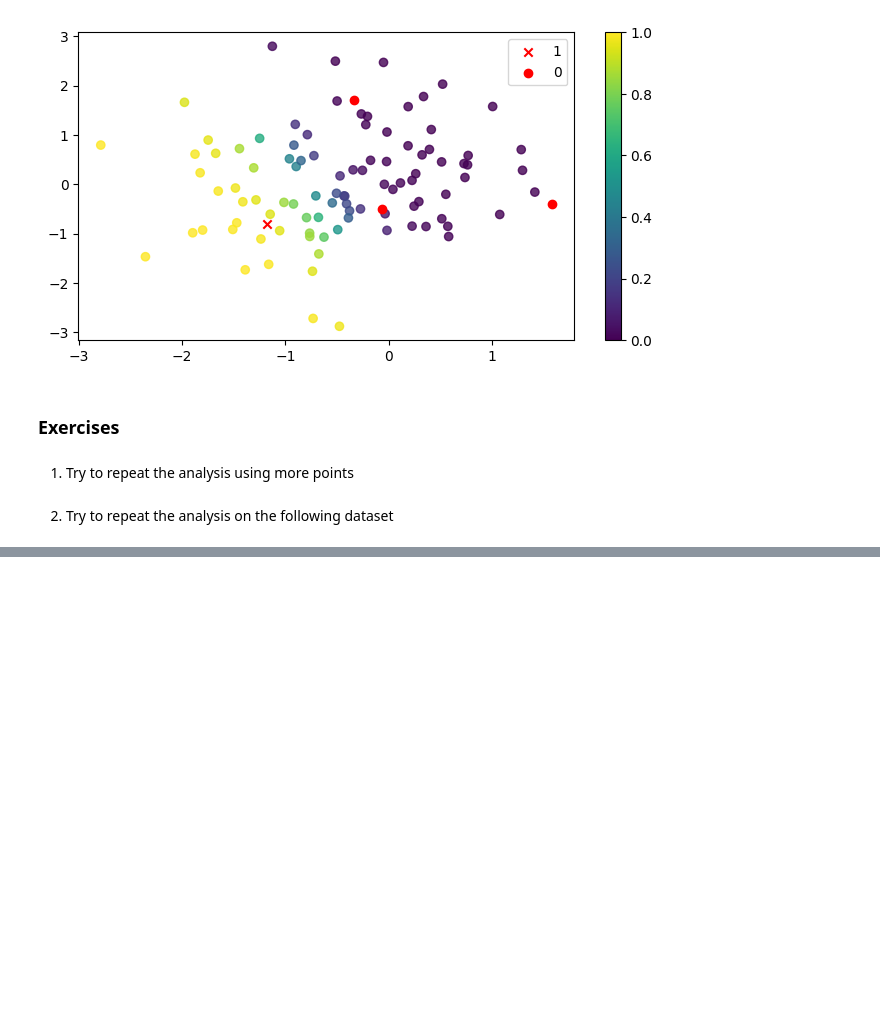
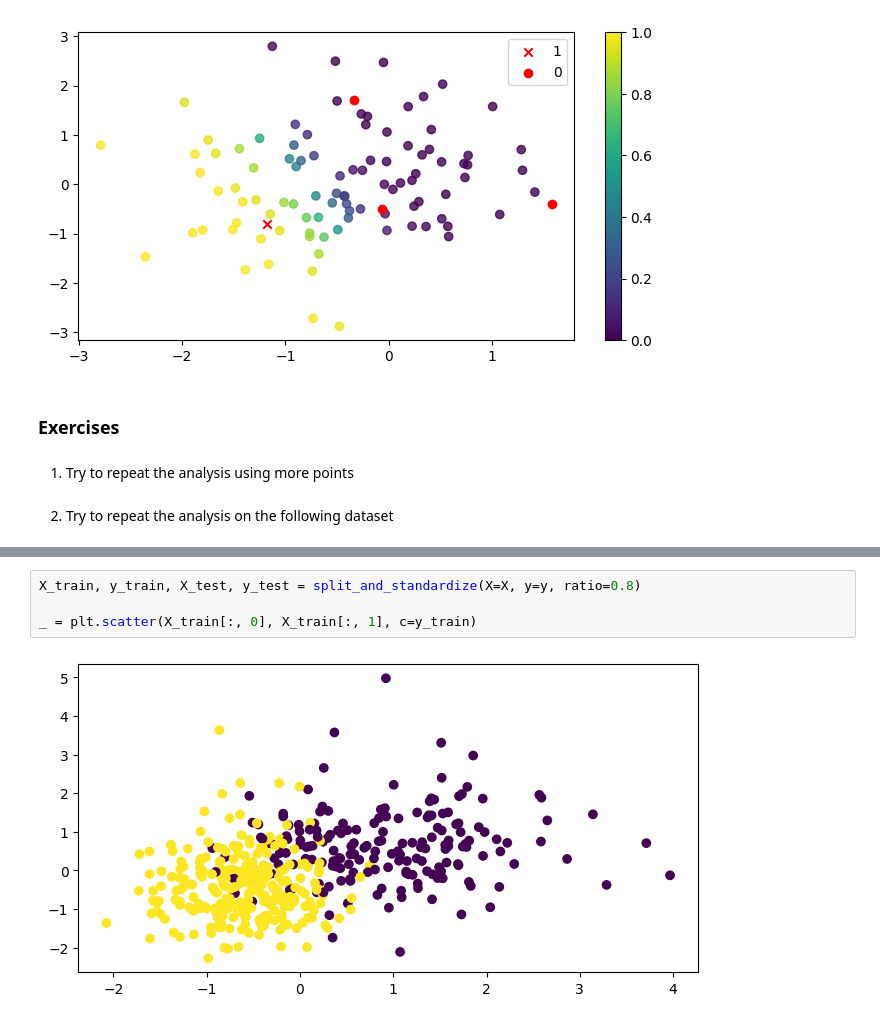
Before and after one commit to TommasoPiscitelli/PML2025, a Jupyter notebook: 06_bayesian_regression.ipynb, the cells around one changed output, grey strips where cells are left out. Cells and saved outputs as stored; diff of their text form; blank space fills up the shorter version.

```diff
--- a/06_bayesian_regression.ipynb
+++ b/06_bayesian_regression.ipynb
@@ -773,0 +871,6 @@ y = data.target
+# %%
+X_train, y_train, X_test, y_test = split_and_standardize(X=X, y=y, ratio=0.8)
+
+_ = plt.scatter(X_train[:, 0], X_train[:, 1], c=y_train)
+# %% [output]
+[figure, added]
```
Also changed, not shown: parts of 40 cells of this notebook, 3 other files.
